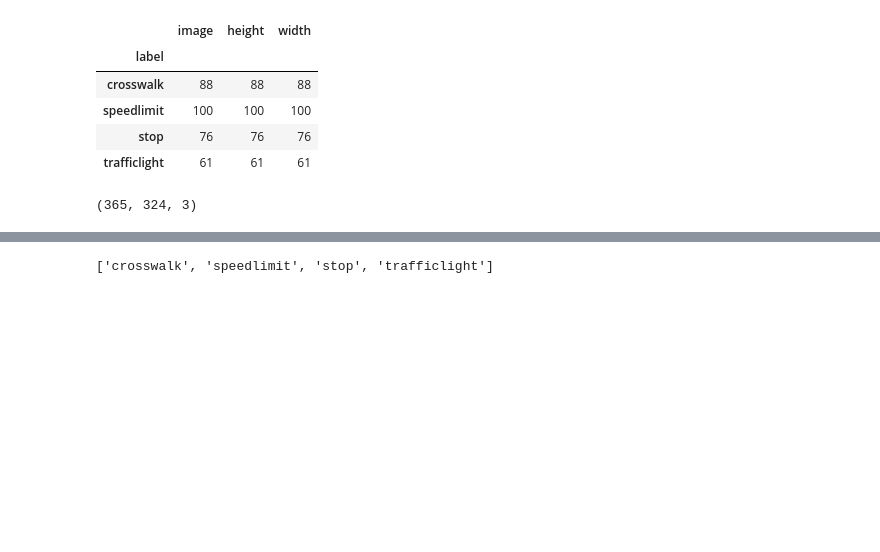
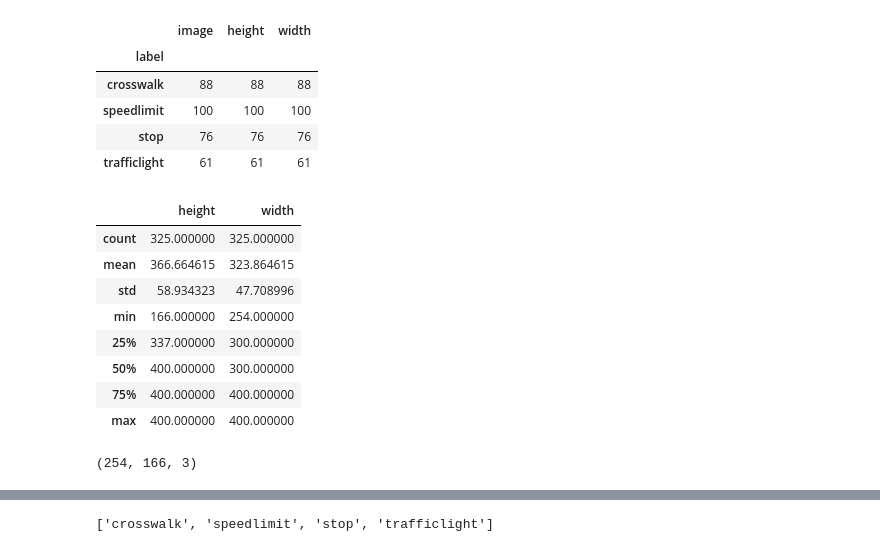
Before and after one commit to T-Haight/AI_BOOTCAMP_Final_Project_Street_Sign_Recognition, a Jupyter notebook: Preprocess_Part2.ipynb, the cells around one changed output, grey strips where cells are left out. Drawn from its saved outputs; the diff is of its cells as text; code cells hidden in the pictures; blank space fills up the shorter version.

Commit message:
Shuffled images after resampling, changed resize value to 254x166, changed test size to .25, and reshuffled the test data

```diff
--- a/Preprocess_Part2.ipynb
+++ b/Preprocess_Part2.ipynb
@@ -51,6 +56,7 @@ speedlimit_df = speedlimit_df.sample(frac=1, random_state=27).reset_index(drop=T
 speedlimit_df = speedlimit_df.iloc[552:]
 sizes_df = sizes_df[sizes_df['label'] != 'speedlimit']
 sizes_df = pd.concat([sizes_df, speedlimit_df])
+sizes_df = shuffle(sizes_df).reset_index(drop=True)
 sizes_df.groupby('label').count()
 # %% [output]
 |  | image | height | width |
@@ -59,15 +65,27 @@ sizes_df.groupby('label').count()
 | speedlimit | 100 | 100 | 100 |
 | stop | 76 | 76 | 76 |
 | trafficlight | 61 | 61 | 61 |
+# %%
+sizes_df.describe()
+# %% [output]
+|  | height | width |
+| count | 325.000000 | 325.000000 |
+| mean | 366.664615 | 323.864615 |
+| std | 58.934323 | 47.708996 |
+| min | 166.000000 | 254.000000 |
+| 25% | 337.000000 | 300.000000 |
+| 50% | 400.000000 | 300.000000 |
+| 75% | 400.000000 | 400.000000 |
+| max | 400.000000 | 400.000000 |
 # %%
 images = np.array(sizes_df['image'])
 labels = sizes_df['label'].tolist()
 # %%
-target_size = (324, 365)
+target_size = (166, 254)
 
-cv2.resize(images[0], (324, 365)).shape
+cv2.resize(images[0], (166, 254)).shape
 # %% [output]
-(365, 324, 3)
+(254, 166, 3)
 # %%
 resized_images = [cv2.resize(img, target_size) for img in images]
 sizes = set([img.shape for img in resized_images])
```
Also changed, not shown: parts of 7 cells of this notebook.
